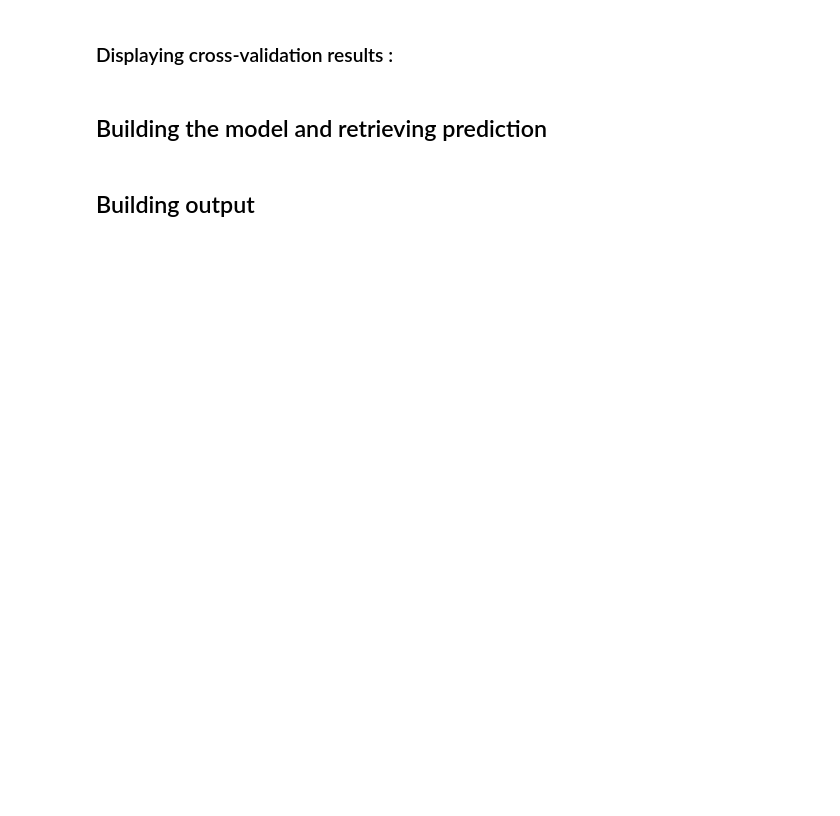
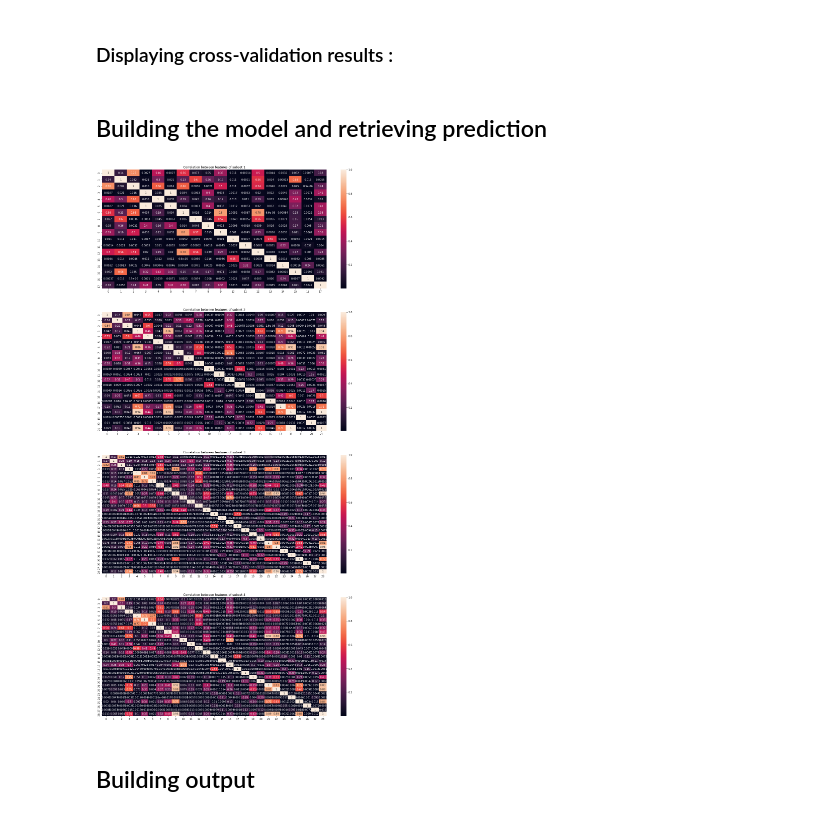
Before and after one commit to louiyo/twohundredbpm, a Jupyter notebook: Project_1/project.ipynb, the cells around one changed output. Drawn from its saved outputs; the diff is of its cells as text; code cells hidden in the pictures; blank space fills up the shorter version.

```diff
--- a/Project_1/project.ipynb
+++ b/Project_1/project.ipynb
@@ -91,16 +81,18 @@ y_pred = []
 # %%
 #sketching heatmaps to check correlation between features
 f,axs = plt.subplots(4,1,figsize=(20, 40))
 
-corr_heatmap1=sb.heatmap(np.corrcoef(tX[0].T), annot=True,ax=axs[0])
+corr_heatmap1=sb.heatmap(np.absolute(np.corrcoef(tX[0].T)), annot=True,ax=axs[0])
 axs[0].set_title("Correlation between features of subset 1")
-corr_heatmap2=sb.heatmap(np.corrcoef(tX[1].T), annot=True,ax=axs[1])
+corr_heatmap2=sb.heatmap(np.absolute(np.corrcoef(tX[1].T)), annot=True,ax=axs[1])
 axs[1].set_title("Correlation between features of subset 2")
-corr_heatmap3=sb.heatmap(np.corrcoef(tX[2].T), annot=True,ax=axs[2])
+corr_heatmap3=sb.heatmap(np.absolute(np.corrcoef(tX[2].T)), annot=True,ax=axs[2])
 axs[2].set_title("Correlation between features of subset 3")
-corr_heatmap4=sb.heatmap(np.corrcoef(tX[3].T), annot=True,ax=axs[3])
+corr_heatmap4=sb.heatmap(np.absolute(np.corrcoef(tX[3].T)), annot=True,ax=axs[3])
 axs[3].set_title("Correlation between features of subset 4")
 f.savefig("Training data features heatmaps")
+# %% [output]
+[figure, added]
 # %%
 # Building models
 for idx in range(len(tX)):
```
Also changed, not shown: parts of 1 cell of this notebook.
